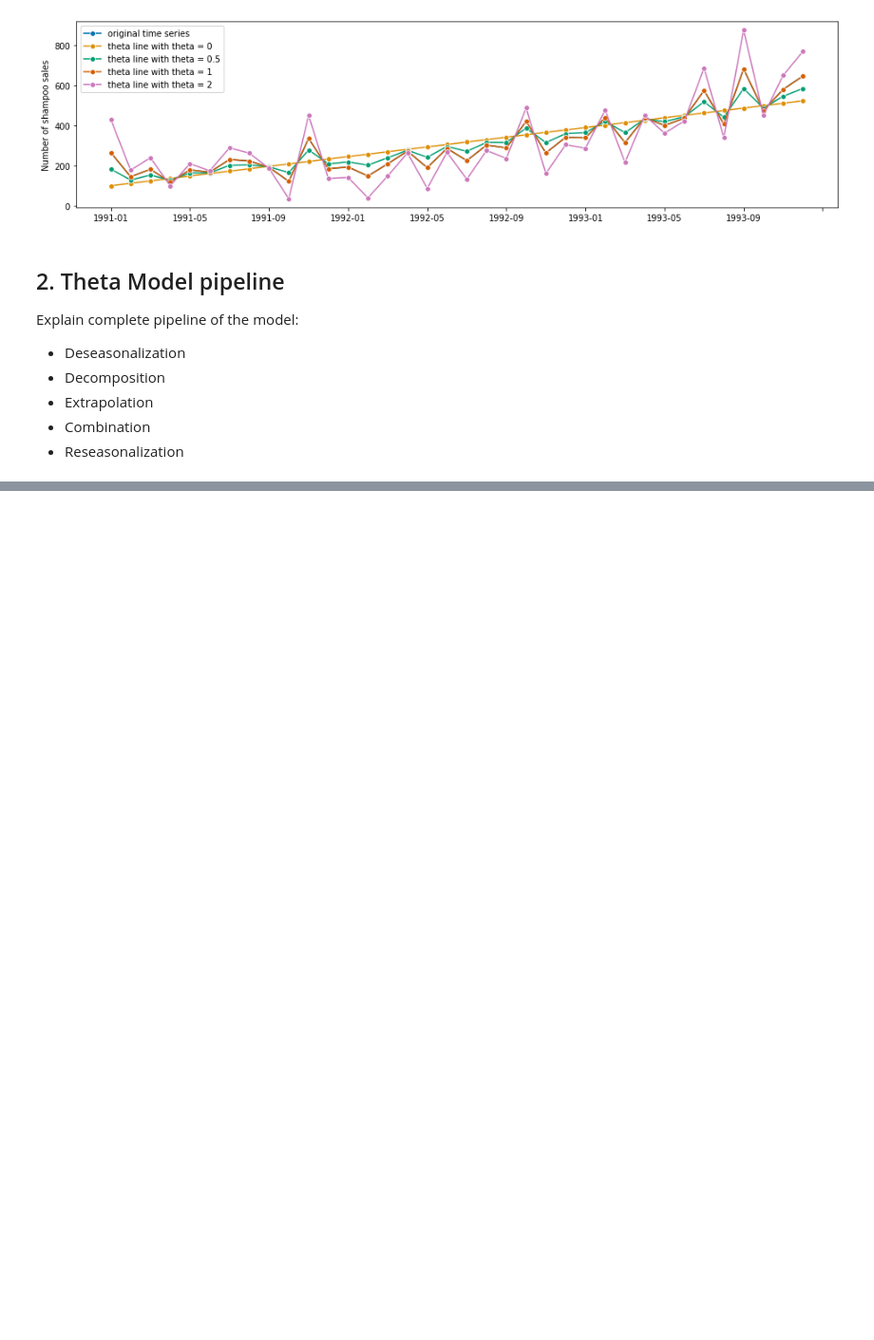
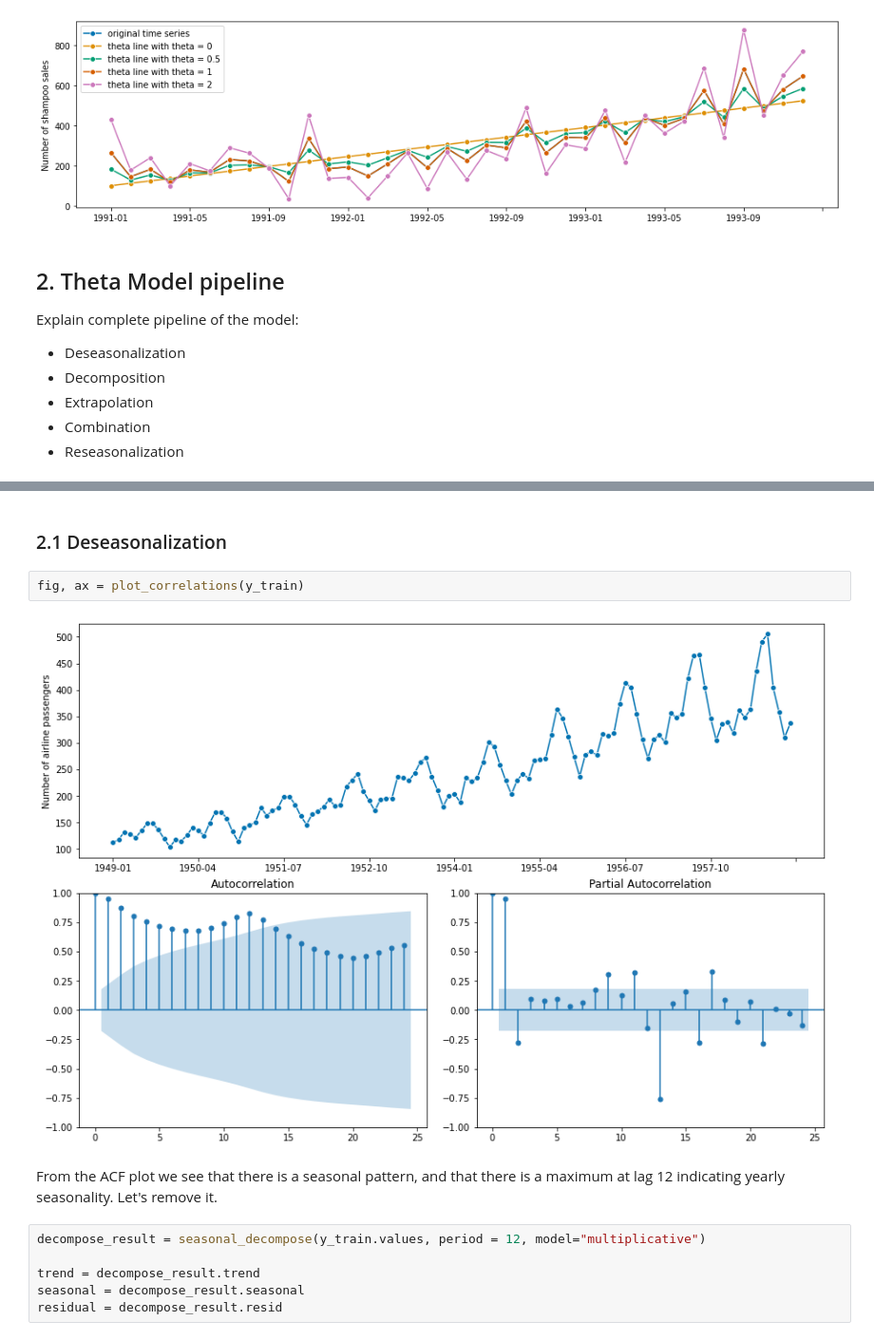
Before and after one commit to claudia-hm/datascience-explained, a Jupyter notebook: time-series/Theta Model.ipynb, the cells around one changed output, grey strips where cells are left out. Shown: that part at 95% size. Saved outputs shown, nothing was run; the diff lists cells and outputs as text; blank space fills up the shorter version.

```diff
--- a/time-series/Theta Model.ipynb
+++ b/time-series/Theta Model.ipynb
@@ -63,0 +84,14 @@ Explain complete pipeline of the model:
+# %% [markdown]
+### 2.1 Deseasonalization
+# %%
+fig, ax = plot_correlations(y_train)
+# %% [output]
+[figure, added]
+# %% [markdown]
+From the ACF plot we see that there is a seasonal pattern, and that there is a maximum at lag 12 indicating yearly seasonality. Let's remove it.
+# %%
+decompose_result = seasonal_decompose(y_train.values, period = 12, model="multiplicative")
+
+trend = decompose_result.trend
+seasonal = decompose_result.seasonal
+residual = decompose_result.resid
```
Also changed, not shown: parts of 29 cells of this notebook.
